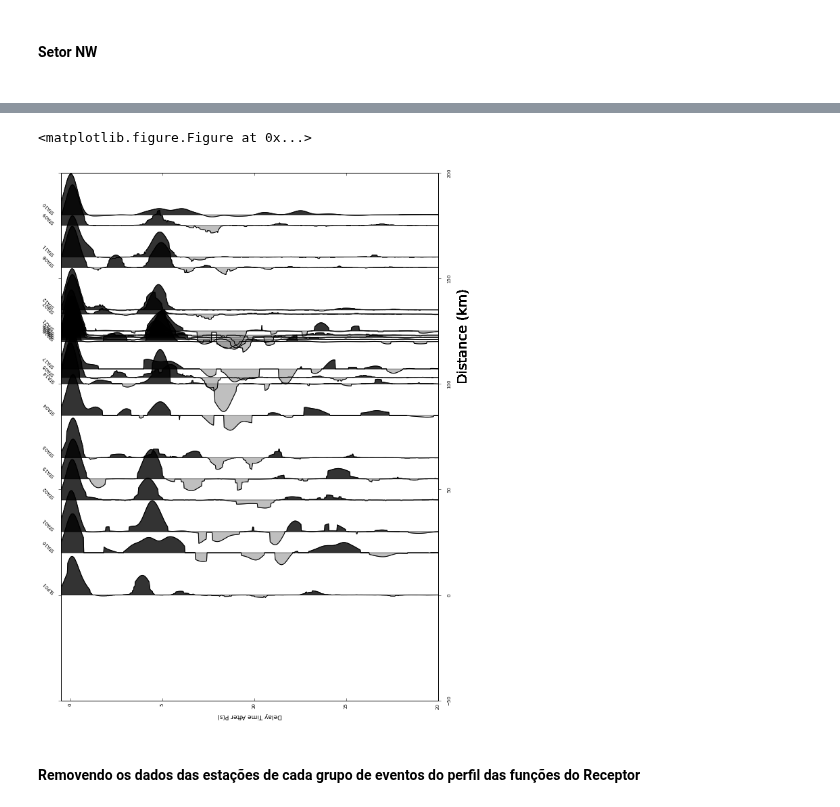
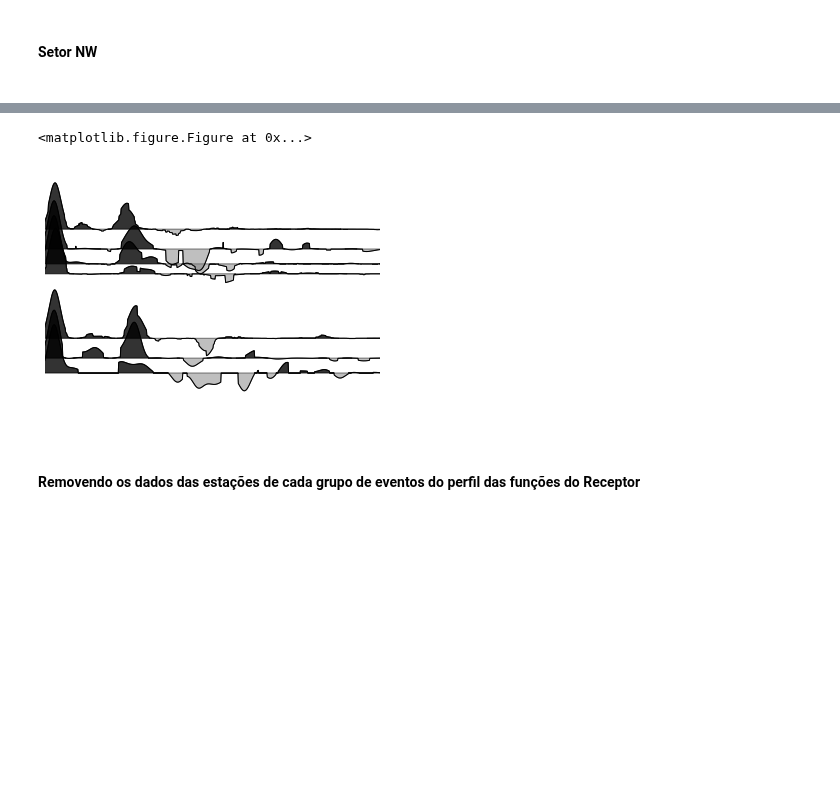
Before and after one commit to dIOGOLOC/projeto_mestrado, a Jupyter notebook: plotagem_perfil_estacoes.ipynb, the cells around one changed output, grey strips where cells are left out. Cells and saved outputs as stored; diff of their text form; code cells hidden in the pictures; blank space fills up the shorter version.

```diff
--- a/plotagem_perfil_estacoes.ipynb
+++ b/plotagem_perfil_estacoes.ipynb
@@ -21,6 +21,9 @@ import matplotlib.gridspec as gridspec
 # %%
 perfil1 = ['SLP01','STA16','STA01','STA02','STA15','STA03','STA04','STA14','STA05','STA17','STA18','STA13','STA19','STA20','STA21','STA07','STA12','STA08','STA11','STA09','STA10']
 dist_perfil1 = np.array([0,20,30,45,55,65,85,100,103,107,120,121,122,123,125,133,135,155,160,175,180])
+# %%
+perfil1 = ['STA17','STA18','STA19','STA20','STA13','STA21','STA07']
+dist_perfil1 = np.array([0,3,7,20,22,25,29])
 # %% [markdown]
 <h4>Copiando os dados das estações de cada grupo de eventos para plotar o perfil 1 das funções do Receptor</h4>
 # %%
@@ -93,7 +96,8 @@ carrega_data('NW')
 def plot_perfil(quadrante,tec,lista,STA,dist,time,stack,fator):
     if lista != []:
         plt.clf()
-        plt.figure(figsize=[10,14])
+#        plt.figure(figsize=[10,14])
+        plt.figure()
         orglist = np.argsort([i for i in dist])
         for i,j in enumerate(orglist):
             plt.plot(time[i]-5,dist[i]+stack[i]*fator, 'k', linewidth=1)
@@ -106,7 +110,7 @@ def plot_perfil(quadrante,tec,lista,STA,dist,time,stack,fator):
             plt.setp(plt.xticks()[1], rotation=90,fontsize=7)
             plt.setp(plt.yticks()[1], rotation=90,fontsize=7)
             plt.xlabel('Delay Time After P(s)',rotation=180,fontsize=9)
-            plt.ylim(0,210)
+            #plt.ylim(-5,np.max(dist[i]+stack[i]))
             plt.axis('off')
             plt.savefig('Perfil das Funções do Receptor - ' +quadrante+tec+ ' - Perfil 1.png',dpi=300)
 # %% [markdown]
@@ -177,8 +181,8 @@ plot_perfil('NW','PWS',DadosRF['NW']['Lista'],DadosRF['NW']['STA'],DadosRF['NW']
 # %%
-plot_perfil('NW','PWS_Window',DadosRF['NW']['Lista'],DadosRF['NW']['STA'],DadosRF['NW']['dist'],DadosRF['NW']['time'],DadosRF['NW']['PWS_window'],20)
+plot_perfil('NW','PWS_Window',DadosRF['NW']['Lista'],DadosRF['NW']['STA'],DadosRF['NW']['dist'],DadosRF['NW']['time'],DadosRF['NW']['PWS_window'],10)
 # %% [output]
 <matplotlib.figure.Figure at 0x...>
-[figure, old version]
+[figure, new version]
 # %% [markdown]
 <h4>Removendo  os dados das estações de cada grupo de eventos do perfil das funções do Receptor</h4>
 # %%
```
Also changed, not shown: parts of 11 cells of this notebook, 3 other files.
